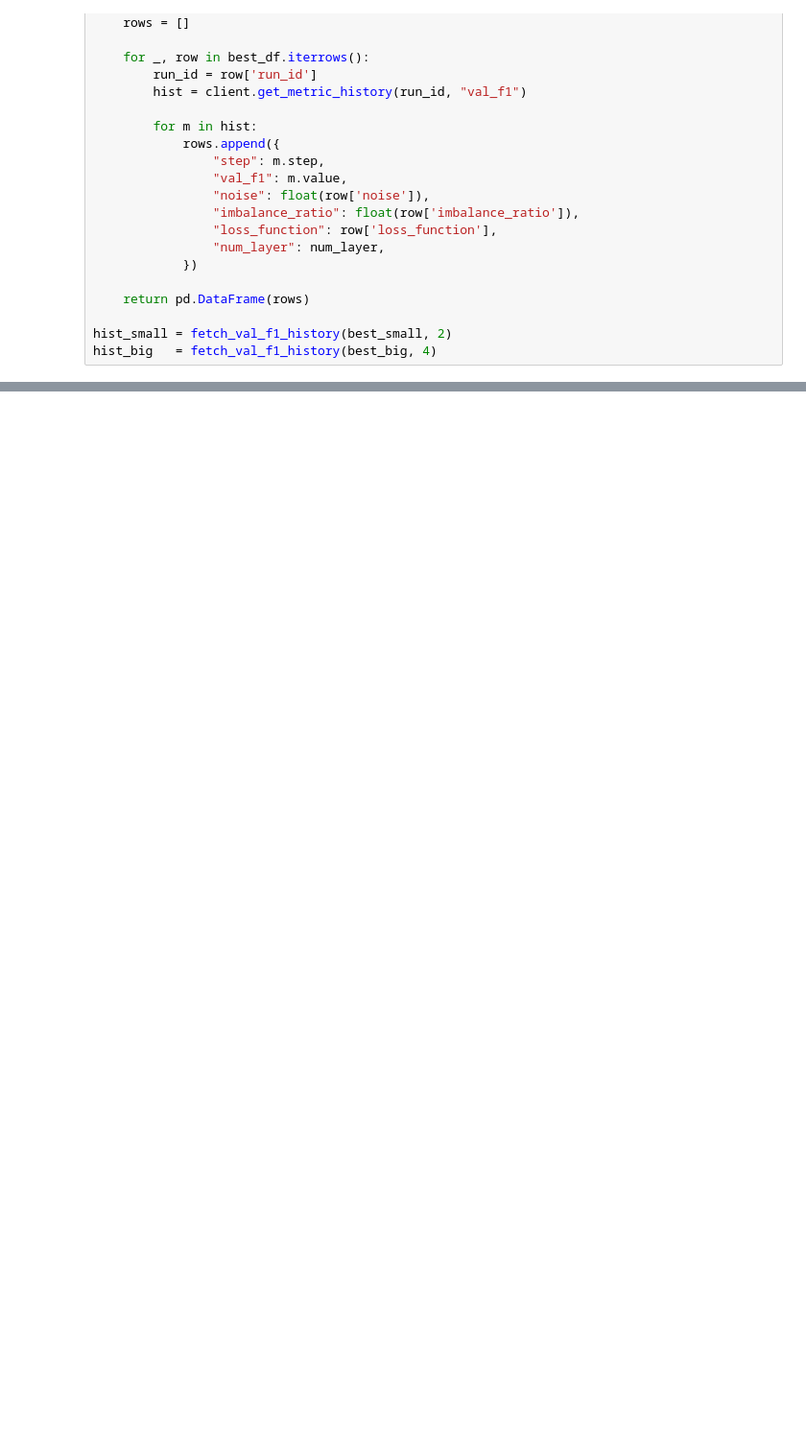
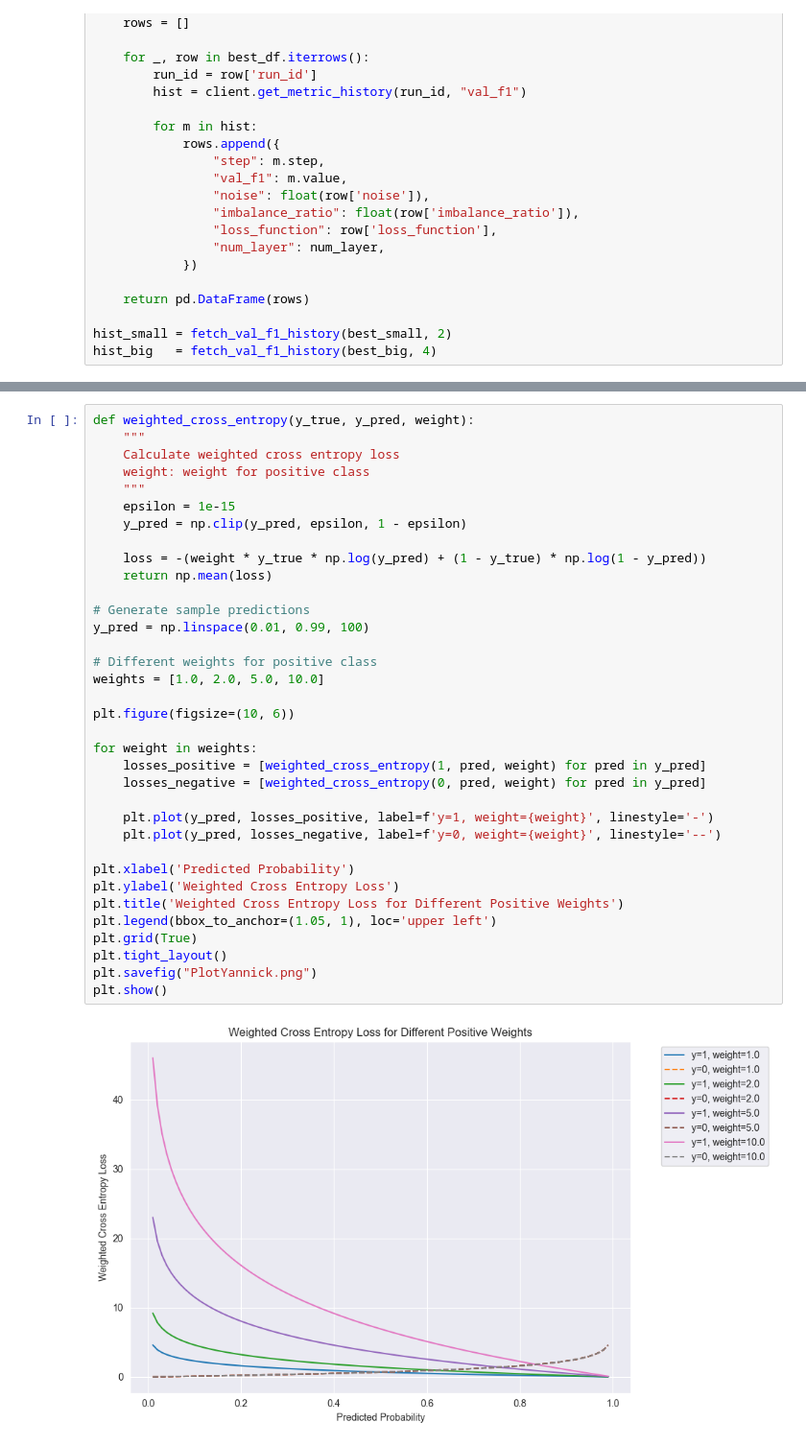
Before and after one commit to jwgit12/class-imbalance-loss-comparison, a Jupyter notebook: Visulaisation/data_viewer_moons.ipynb, the cells around one changed output, grey strips where cells are left out. Shown at 96% size. Saved outputs shown, nothing was run; the diff lists cells and outputs as text; blank space fills up the shorter version.

```diff
--- a/Visulaisation/data_viewer_moons.ipynb
+++ b/Visulaisation/data_viewer_moons.ipynb
@@ -435,0 +390,37 @@ plot_best_loss_heatmap(best_big,   4, "Big model")
+# %%
+def weighted_cross_entropy(y_true, y_pred, weight):
+    """
+    Calculate weighted cross entropy loss
+    weight: weight for positive class
+    """
+    epsilon = 1e-15
+    y_pred = np.clip(y_pred, epsilon, 1 - epsilon)
+
+    loss = -(weight * y_true * np.log(y_pred) + (1 - y_true) * np.log(1 - y_pred))
+    return np.mean(loss)
+
+# Generate sample predictions
+y_pred = np.linspace(0.01, 0.99, 100)
+
+# Different weights for positive class
+weights = [1.0, 2.0, 5.0, 10.0]
+
+plt.figure(figsize=(10, 6))
+
+for weight in weights:
+    losses_positive = [weighted_cross_entropy(1, pred, weight) for pred in y_pred]
+    losses_negative = [weighted_cross_entropy(0, pred, weight) for pred in y_pred]
+
+    plt.plot(y_pred, losses_positive, label=f'y=1, weight={weight}', linestyle='-')
+    plt.plot(y_pred, losses_negative, label=f'y=0, weight={weight}', linestyle='--')
+
+plt.xlabel('Predicted Probability')
+plt.ylabel('Weighted Cross Entropy Loss')
+plt.title('Weighted Cross Entropy Loss for Different Positive Weights')
+plt.legend(bbox_to_anchor=(1.05, 1), loc='upper left')
+plt.grid(True)
+plt.tight_layout()
+plt.savefig("PlotYannick.png")
+plt.show()
+# %% [output]
+[figure, added]
```
Also changed, not shown: parts of 9 cells of this notebook, 5 other files.
